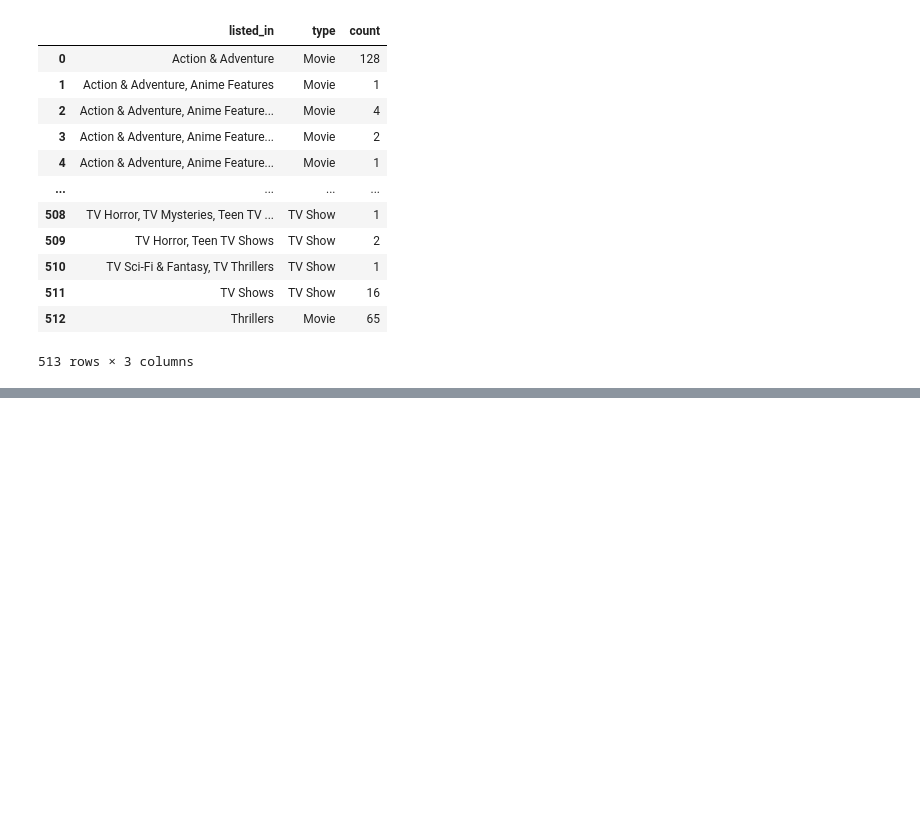
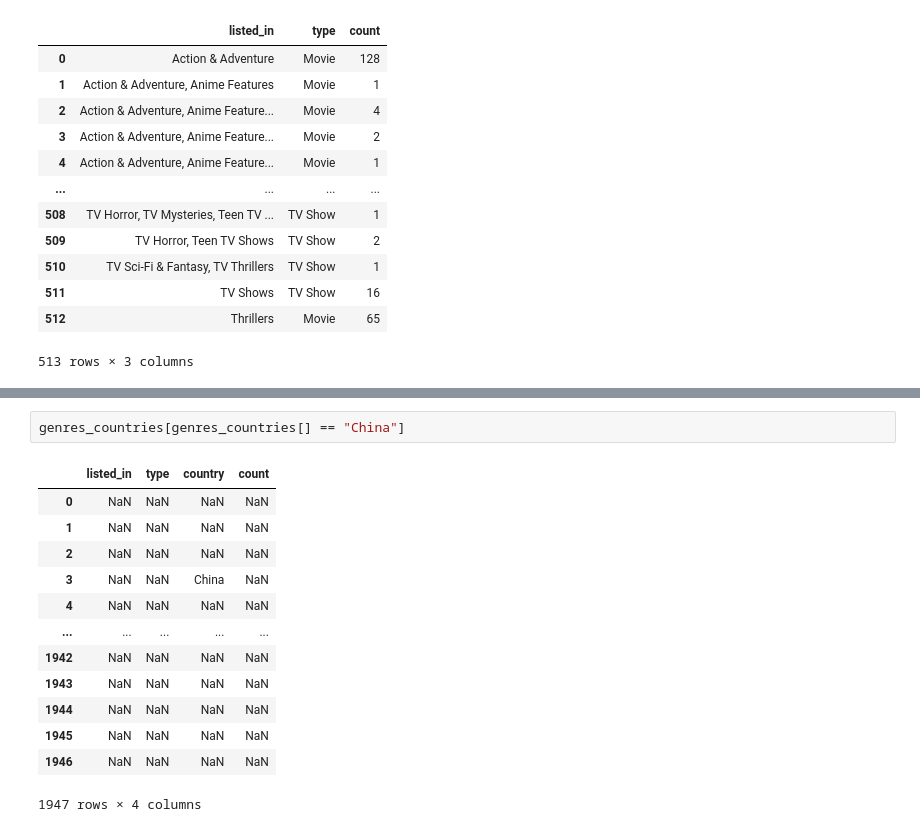
Before and after one commit to Dani-8/Netflix-Data-Analysis, a Jupyter notebook: Netflix-Data-Analysis.ipynb, the cells around one changed output, grey strips where cells are left out. Cells and saved outputs as stored; diff of their text form; blank space fills up the shorter version.

```diff
--- a/Netflix-Data-Analysis.ipynb
+++ b/Netflix-Data-Analysis.ipynb
@@ -516,0 +551,16 @@ top_10_genres
+# %%
+genres_countries[genres_countries[] == "China"]
+# %% [output]
+|  | listed_in | type | country | count |
+| 0 | NaN | NaN | NaN | NaN |
+| 1 | NaN | NaN | NaN | NaN |
+| 2 | NaN | NaN | NaN | NaN |
+| 3 | NaN | NaN | China | NaN |
+| 4 | NaN | NaN | NaN | NaN |
+| ... | ... | ... | ... | ... |
+| 1942 | NaN | NaN | NaN | NaN |
+| 1943 | NaN | NaN | NaN | NaN |
+| 1944 | NaN | NaN | NaN | NaN |
+| 1945 | NaN | NaN | NaN | NaN |
+| 1946 | NaN | NaN | NaN | NaN |
+1947 rows × 4 columns
```
Also changed, not shown: parts of 2 cells of this notebook.
